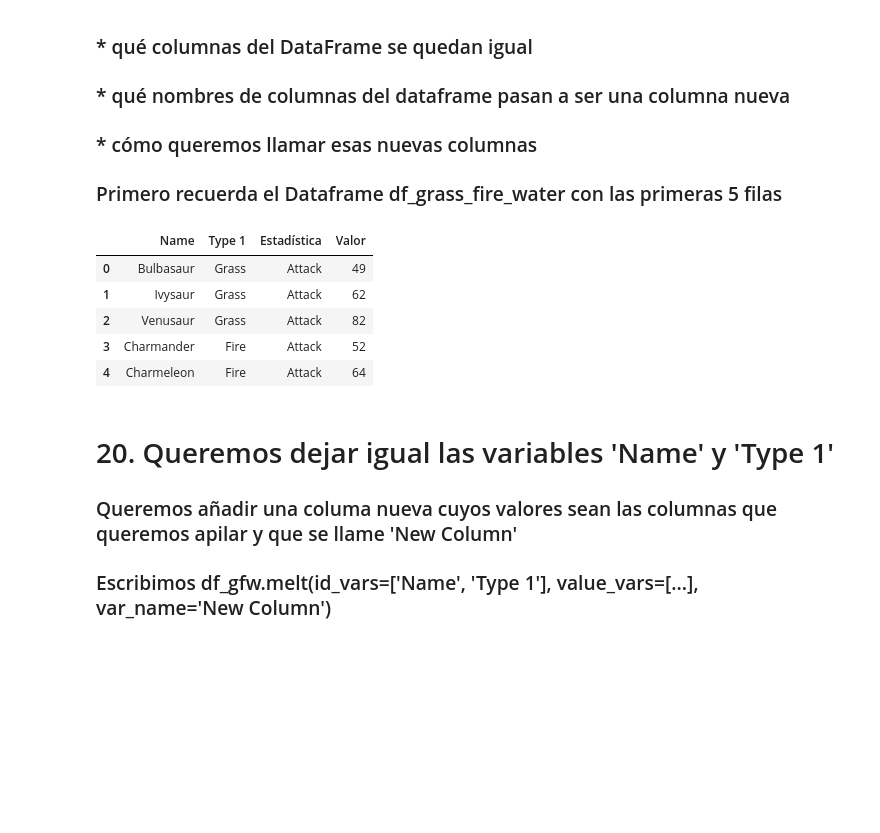
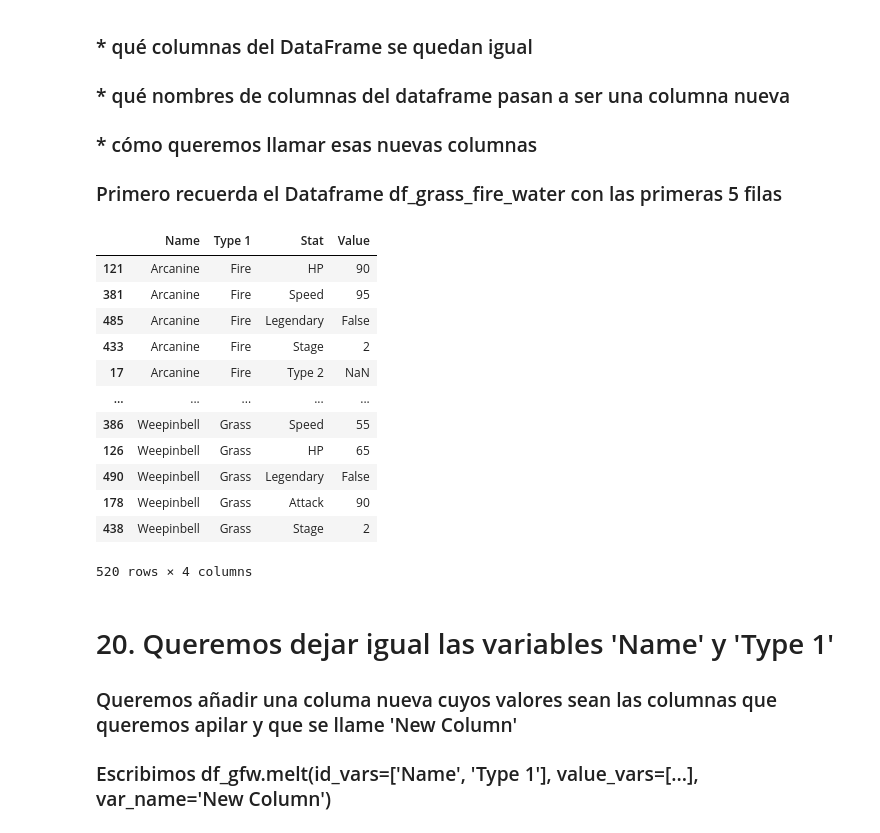
Before and after one commit to rou-tz/2026-02-BILBAO-FT-Data-Science, a Jupyter notebook: 2-Data_Analysis/6-Visualización/2-Seaborn/Ejercicios/ejercicios_Seaborn_Ruben.ipynb, the cells around one changed output. Drawn from its saved outputs; the diff is of its cells as text; code cells hidden in the pictures; blank space fills up the shorter version.

```diff
--- a/2-Data_Analysis/6-Visualización/2-Seaborn/Ejercicios/ejercicios_Seaborn_Ruben.ipynb
+++ b/2-Data_Analysis/6-Visualización/2-Seaborn/Ejercicios/ejercicios_Seaborn_Ruben.ipynb
@@ -191,18 +196,24 @@ Passing `palette` without assigning `hue` is deprecated and will be removed in v
 # %%
 poke_melted = poke_12.melt(
     id_vars=['Name', 'Type 1'],
-    value_vars=['Attack', 'Defense'],
-    var_name='Estadística',
-    value_name='Valor')
+    var_name='Stat',
+    value_name='Value')
 
-poke_melted.head()
+poke_melted.sort_values("Name")
 # %% [output]
-|  | Name | Type 1 | Estadística | Valor |
-| 0 | Bulbasaur | Grass | Attack | 49 |
-| 1 | Ivysaur | Grass | Attack | 62 |
-| 2 | Venusaur | Grass | Attack | 82 |
-| 3 | Charmander | Fire | Attack | 52 |
-| 4 | Charmeleon | Fire | Attack | 64 |
+|  | Name | Type 1 | Stat | Value |
+| 121 | Arcanine | Fire | HP | 90 |
+| 381 | Arcanine | Fire | Speed | 95 |
+| 485 | Arcanine | Fire | Legendary | False |
+| 433 | Arcanine | Fire | Stage | 2 |
+| 17 | Arcanine | Fire | Type 2 | NaN |
+| ... | ... | ... | ... | ... |
+| 386 | Weepinbell | Grass | Speed | 55 |
+| 126 | Weepinbell | Grass | HP | 65 |
+| 490 | Weepinbell | Grass | Legendary | False |
+| 178 | Weepinbell | Grass | Attack | 90 |
+| 438 | Weepinbell | Grass | Stage | 2 |
+520 rows × 4 columns
 # %% [markdown]
 # 20. Queremos dejar igual las variables 'Name' y 'Type 1'
 ### Queremos añadir una columa nueva cuyos valores sean las columnas que queremos apilar y que se llame 'New Column'
```
Also changed, not shown: parts of 8 cells of this notebook, 14 other files.
